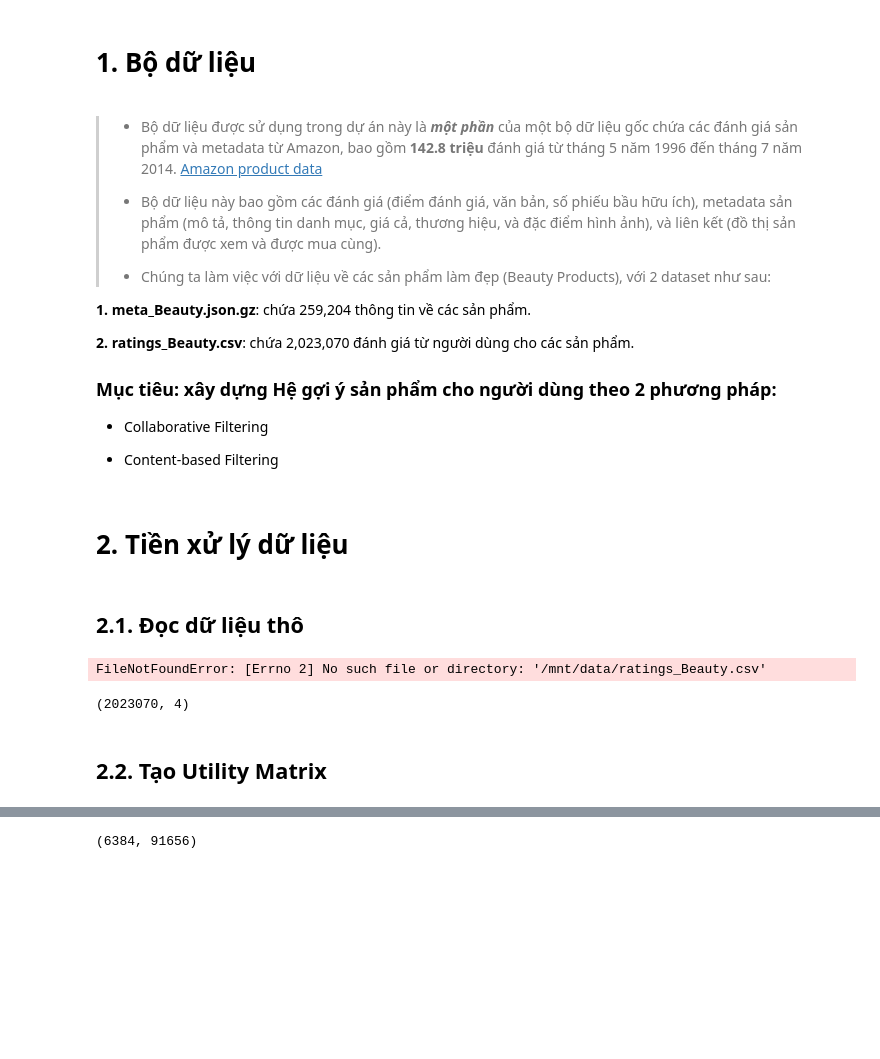
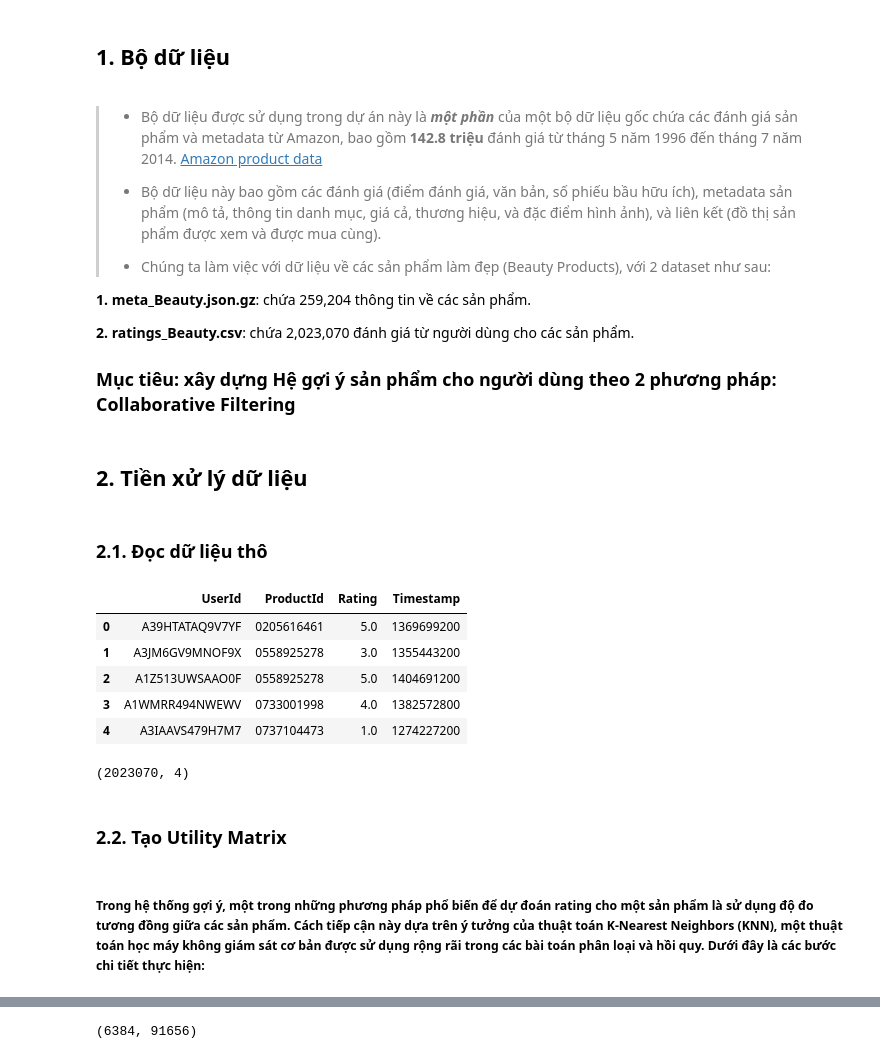
Before and after one commit to npm11/Recommendation-System-Project, a Jupyter notebook: RS_Project_Notebook.ipynb, the cells around one changed output, grey strips where cells are left out. Drawn from its saved outputs; the diff is of its cells as text; code cells hidden in the pictures; blank space fills up the shorter version.

```diff
--- a/RS_Project_Notebook.ipynb
+++ b/RS_Project_Notebook.ipynb
@@ -1,5 +1,5 @@
 # %% [markdown]
-# 1. Bộ dữ liệu
+## 1. Bộ dữ liệu
 # %% [markdown]
 > * Bộ dữ liệu được sử dụng trong dự án này là ***một phần*** của một bộ dữ liệu gốc chứa các đánh giá sản phẩm và metadata từ Amazon, bao gồm **142.8 triệu** đánh giá từ tháng 5 năm 1996 đến tháng 7 năm 2014. [Amazon product data](https://cseweb.ucsd.edu/~jmcauley/datasets/amazon/links.html)
 >
@@ -13,12 +13,9 @@
 
 **2. ratings_Beauty.csv**: chứa 2,023,070 đánh giá từ người dùng cho các sản phẩm.
 
-### Mục tiêu: xây dựng Hệ gợi ý sản phẩm cho người dùng theo 2 phương pháp:
-* Collaborative Filtering
-
-* Content-based Filtering
+### Mục tiêu: xây dựng Hệ gợi ý sản phẩm cho người dùng theo 2 phương pháp: Collaborative Filtering
 # %% [markdown]
-# 2. Tiền xử lý dữ liệu
+## 2. Tiền xử lý dữ liệu
 # %%
 import numpy as np
 import pandas as pd
@@ -28,11 +25,16 @@ from sklearn.metrics.pairwise import cosine_similarity
 
 plt.style.use("ggplot")
 # %% [markdown]
-## 2.1. Đọc dữ liệu thô
+### 2.1. Đọc dữ liệu thô
 # %%
 file_path = './dataset/ratings_Beauty.csv'
-amazon_ratings = pd.read_csv('./dataset/ratings_Beauty.csv')
+amazon_ratings = pd.read_csv(file_path)
 amazon_ratings = amazon_ratings.dropna()
 amazon_ratings.head()
 # %% [output]
-FileNotFoundError: [Errno 2] No such file or directory: '/mnt/data/ratings_Beauty.csv'
+|  | UserId | ProductId | Rating | Timestamp |
+| 0 | A39HTATAQ9V7YF | 0205616461 | 5.0 | 1369699200 |
+| 1 | A3JM6GV9MNOF9X | 0558925278 | 3.0 | 1355443200 |
+| 2 | A1Z513UWSAAO0F | 0558925278 | 5.0 | 1404691200 |
+| 3 | A1WMRR494NWEWV | 0733001998 | 4.0 | 1382572800 |
+| 4 | A3IAAVS479H7M7 | 0737104473 | 1.0 | 1274227200 |
@@ -45,6 +43,8 @@ amazon_ratings.shape
 # %% [output]
 (2023070, 4)
 # %% [markdown]
-## 2.2. Tạo Utility Matrix
+### 2.2. Tạo Utility Matrix
+# %% [markdown]
+##### Trong hệ thống gợi ý, một trong những phương pháp phổ biến để dự đoán rating cho một sản phẩm là sử dụng độ đo tương đồng giữa các sản phẩm. Cách tiếp cận này dựa trên ý tưởng của thuật toán **K-Nearest Neighbors (KNN)**, một thuật toán học máy không giám sát cơ bản được sử dụng rộng rãi trong các bài toán phân loại và hồi quy. Dưới đây là các bước chi tiết thực hiện:
 # %%
 amazon_ratings1 = amazon_ratings.head(100000)
```
Also changed, not shown: parts of 55 cells of this notebook.
